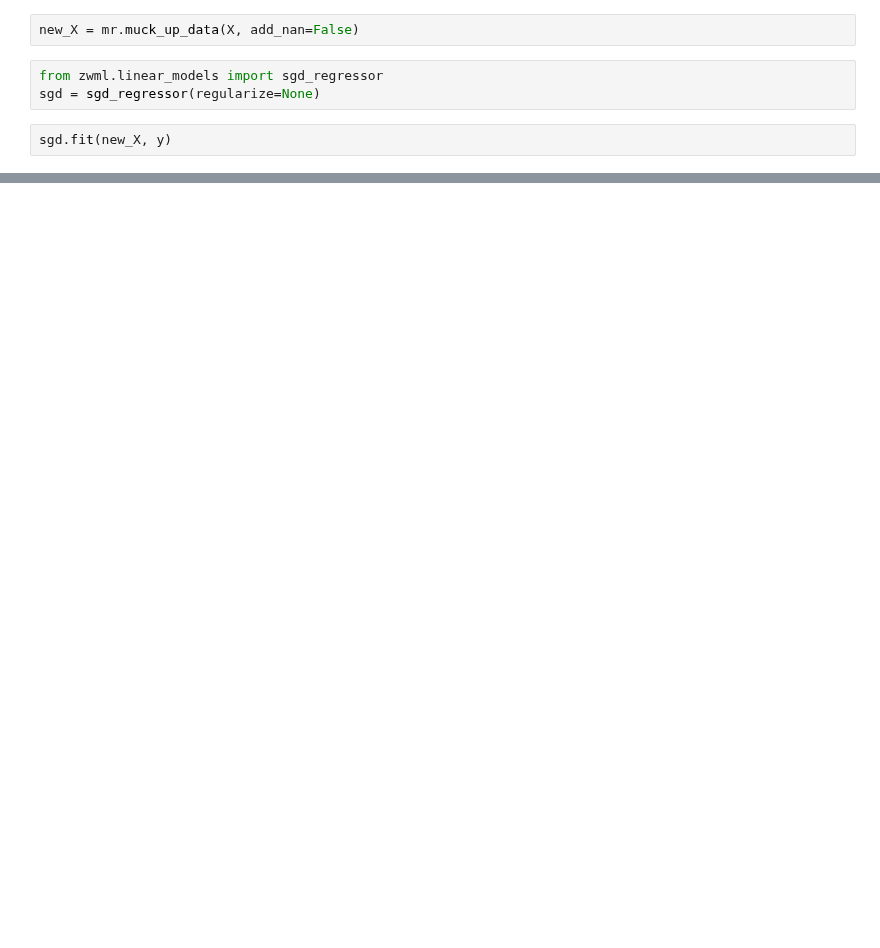
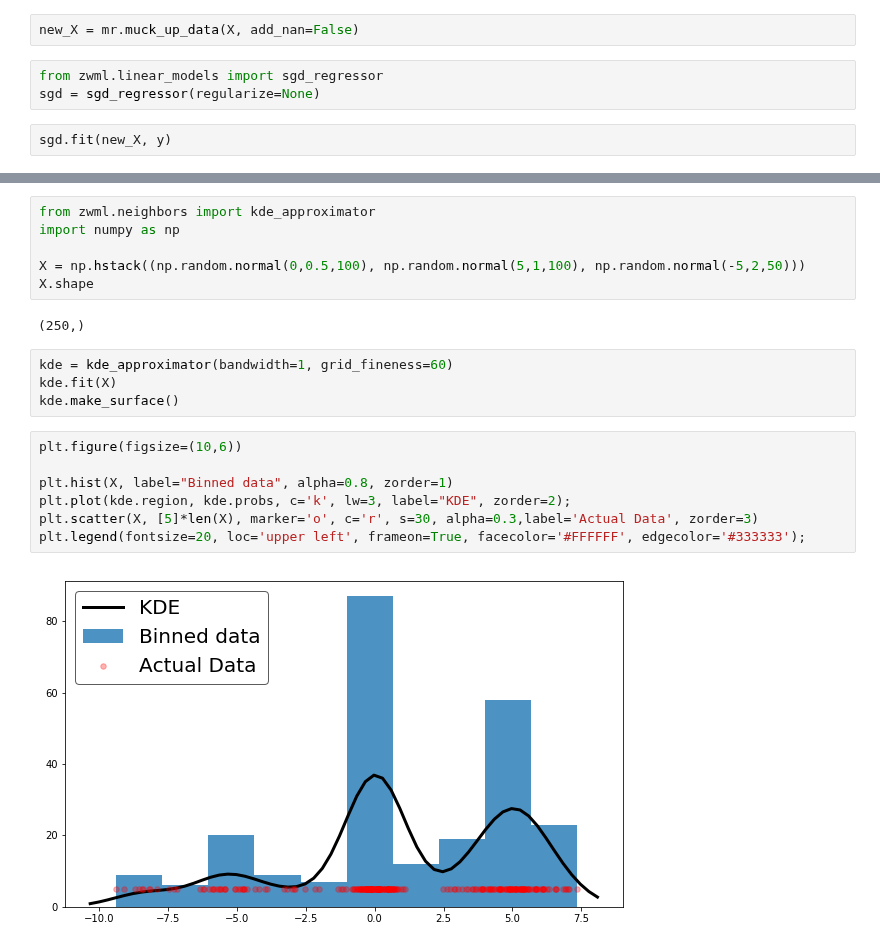
Before and after one commit to ZWMiller/machine_learning_from_scratch, a Jupyter notebook: example_use.ipynb, the cells around one changed output, grey strips where cells are left out. Saved outputs shown, nothing was run; the diff lists cells and outputs as text; blank space fills up the shorter version.

```diff
--- a/example_use.ipynb
+++ b/example_use.ipynb
@@ -40,0 +41,21 @@ plt.scatter(sgd.predict(new_X),y);
+# %%
+from zwml.neighbors import kde_approximator
+import numpy as np
+
+X = np.hstack((np.random.normal(0,0.5,100), np.random.normal(5,1,100), np.random.normal(-5,2,50)))
+X.shape
+# %% [output]
+(250,)
+# %%
+kde = kde_approximator(bandwidth=1, grid_fineness=60)
+kde.fit(X)
+kde.make_surface()
+# %%
+plt.figure(figsize=(10,6))
+
+plt.hist(X, label="Binned data", alpha=0.8, zorder=1)
+plt.plot(kde.region, kde.probs, c='k', lw=3, label="KDE", zorder=2);
+plt.scatter(X, [5]*len(X), marker='o', c='r', s=30, alpha=0.3,label='Actual Data', zorder=3)
+plt.legend(fontsize=20, loc='upper left', frameon=True, facecolor='#FFFFFF', edgecolor='#333333');
+# %% [output]
+[figure, added]
```
Also changed, not shown: parts of 5 cells of this notebook, 2 other files.
